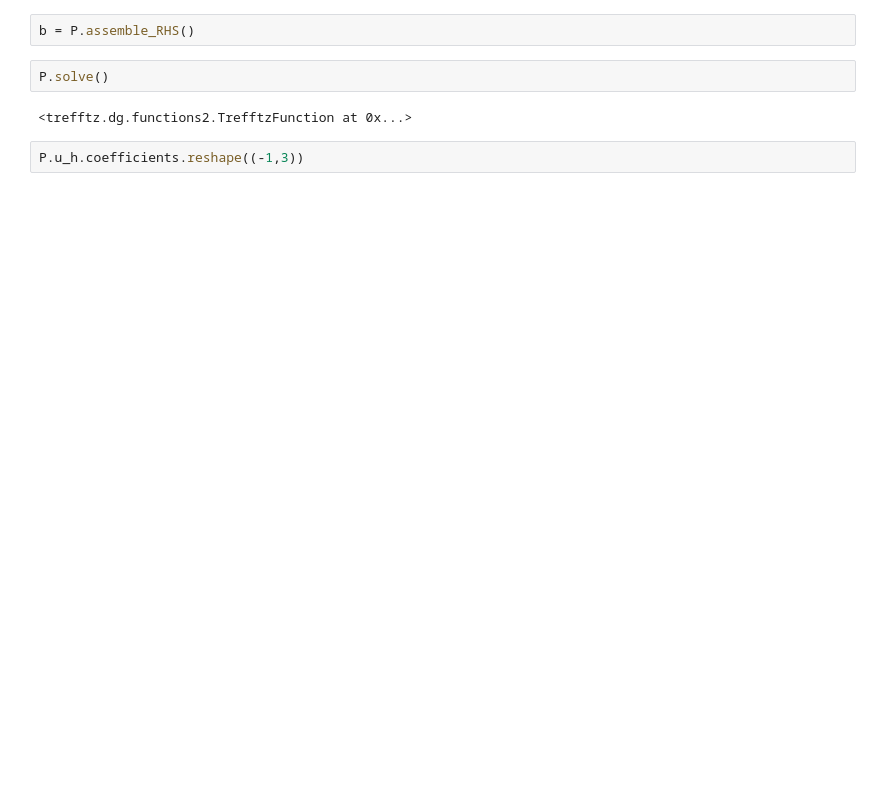
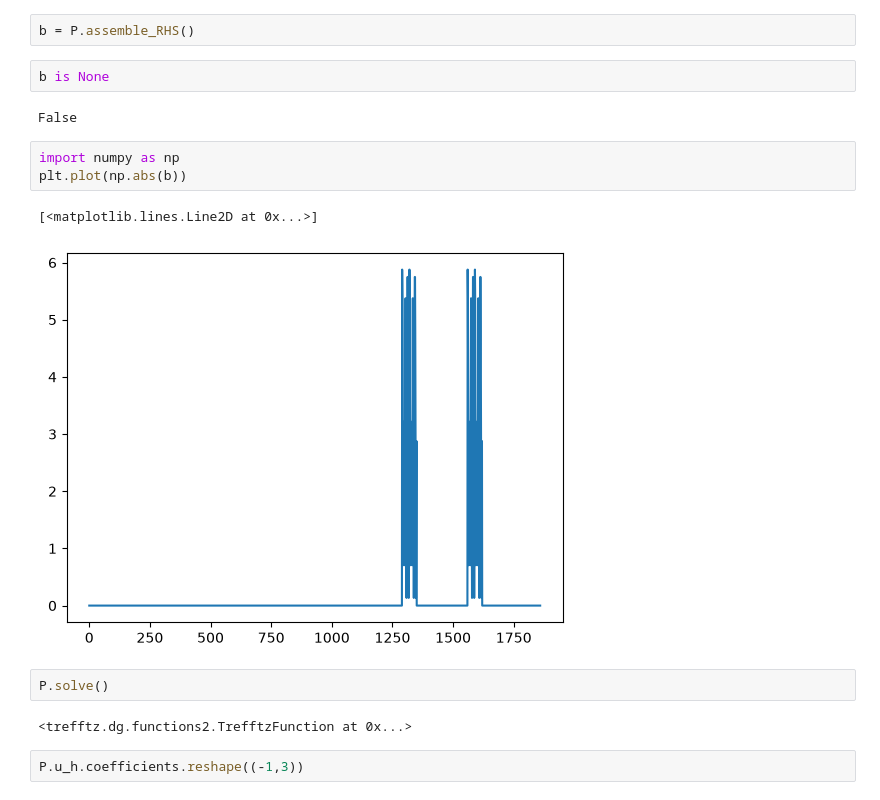
Before and after one commit to MPenaR/Trefftz, a Jupyter notebook: notebooks/sandbox2.ipynb, the cells around one changed output. Drawn from its saved outputs; the diff is of its cells as text; blank space fills up the shorter version.

```diff
--- a/notebooks/sandbox2.ipynb
+++ b/notebooks/sandbox2.ipynb
@@ -162,5 +169,15 @@ plt.spy(A)
 # %%
 b = P.assemble_RHS()
+# %%
+b is None
+# %% [output]
+False
+# %%
+import numpy as np
+plt.plot(np.abs(b))
+# %% [output]
+[<matplotlib.lines.Line2D at 0x...>]
+[figure, added]
 # %%
 P.solve()
 # %% [output]
```
Also changed, not shown: parts of 7 cells of this notebook, 4 other files.
